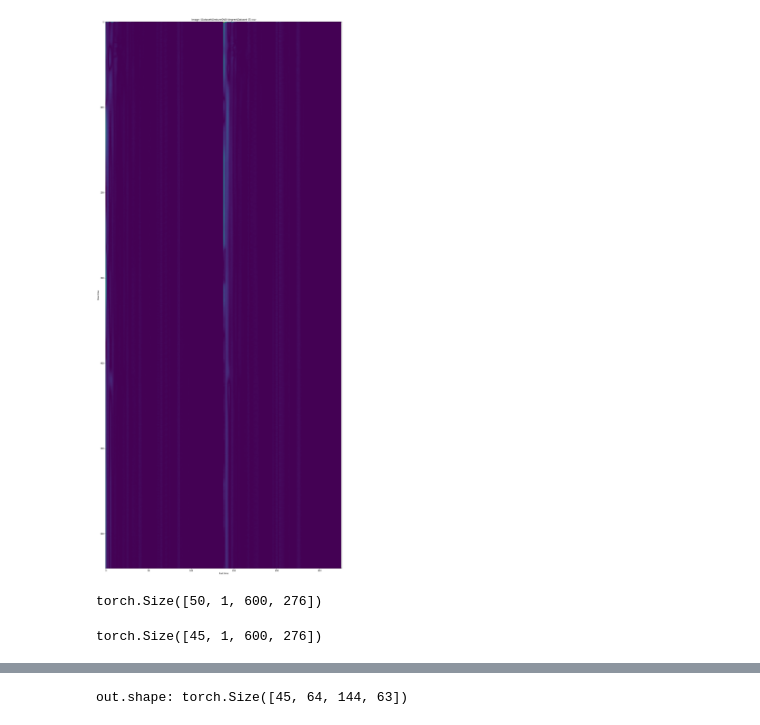
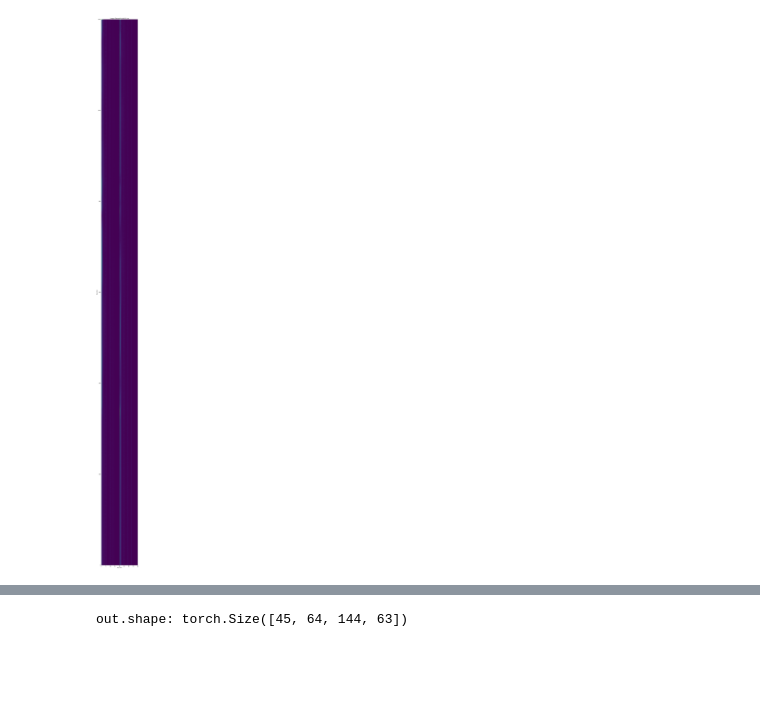
Before and after one commit to crashingstar/FYP, a Jupyter notebook: FYP.ipynb, the cells around one changed output, grey strips where cells are left out. Saved outputs shown, nothing was run; the diff lists cells and outputs as text; code cells hidden in the pictures; blank space fills up the shorter version.

```diff
--- a/FYP.ipynb
+++ b/FYP.ipynb
@@ -47,35 +63,9 @@ def plot_image(path):
     qq = data.iloc[:,138:]
     complexqq = qq*1j
     iq = ii.add(complexqq, fill_value=0)
-    plt.figure(figsize = (100,50))
-    plt.imshow(abs(iq))
+    plt.figure(figsize = (100,100))
+    plt.imshow(abs(iq),aspect ='0.5' ,extent=[0,40,0,1200])
+    #plt.xlim([0, 40])
     plt.xlabel("Fast time")
     plt.ylabel("Slow time")
     plt.title("Image " + path)
-# %%
-plot_image(imagepaths[1000])
-# %% [output]
-[figure, removed]
-# %%
-import torch
-import glob
-from torch.utils.data import Dataset
-
-x_path = './Dataset/GestureA/0 degree/'
-x_filenames = glob.glob(x_path + '*.csv')
-X = []
-
-for filename in x_filenames:
-    data = pd.read_csv(filename)
-    ii = data.iloc[:600,:138]
-    qq = data.iloc[:600,138:276]
-    complexqq = qq*1j
-    iq = ii.add(complexqq, fill_value=0)
-    X.append(iq)
-
-X_array = np.array(X)
-dataset = torch.tensor(X_array)
-dataset = dataset.unsqueeze(1) #so that the format is accepted for eg. [50, 600, 276] --> [50, 1, 600, 276]
-dataset.shape
-# %% [output]
-torch.Size([50, 1, 600, 276])
@@ -85,4 +72,4 @@ X_train, X_test = train_test_split( dataset, test_size=0.1, random_state=42)
-# %%
-X_train.shape
-# %% [output]
-torch.Size([45, 1, 600, 276])
+# %%
+plot_image('./Dataset/train/A (1).csv')
+# %% [output]
+[figure, added]
```
Also changed, not shown: parts of 7 cells of this notebook, 2 other files.
